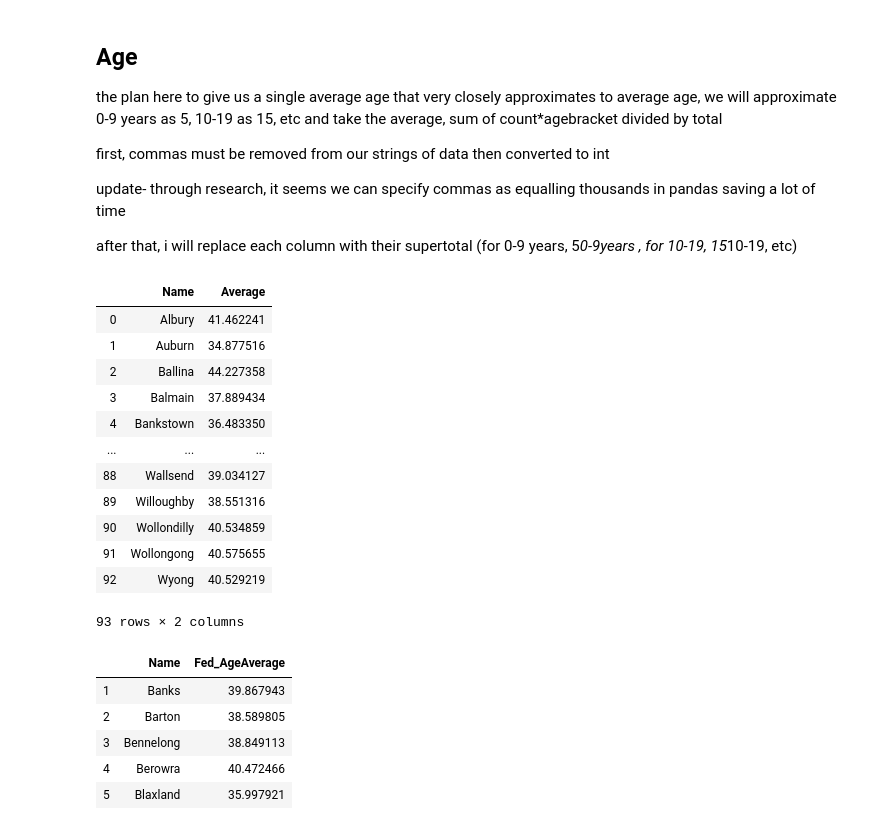
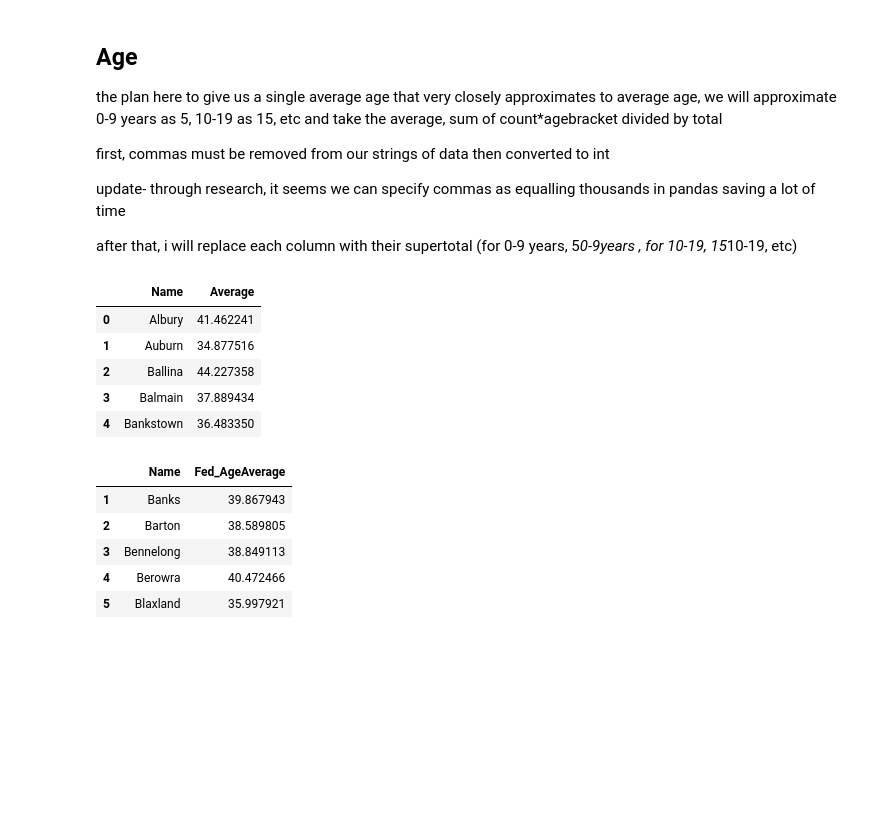
Before and after one commit to garyliu427/data-science-project-2019, a Jupyter notebook: Group Assignment Working notebook.ipynb, the cells around one changed output. Saved outputs shown, nothing was run; the diff lists cells and outputs as text; code cells hidden in the pictures; blank space fills up the shorter version.

```diff
--- a/Group Assignment Working notebook.ipynb
+++ b/Group Assignment Working notebook.ipynb
@@ -89,12 +70,25 @@ Age=pd.read_csv('Unclean Data/Average Age - Unclean.csv',thousands=',')
 # %%
+Age=pd.read_csv('Unclean Data/Average Age - Unclean.csv',thousands=',')
 Age['0-9 years'] = 5*Age['0-9 years']
 Age['10-19 years'] = 15*Age['10-19 years']
 Age['20-29 years'] = 25*Age['20-29 years']
 Age['30-39 years'] = 35*Age['30-39 years']
 Age['40-49 years'] = 45*Age['40-49 years']
 Age['50-59 years'] = 55*Age['50-59 years']
 Age['60-69 years'] = 65*Age['60-69 years']
 Age['70-79 years'] = 75*Age['70-79 years']
 Age['80-89 years'] = 85*Age['80-89 years']
 Age['90-99 years'] = 95*Age['90-99 years']
 Age['100 years and over'] = 105*Age['100 years and over']
+Age['supertotal']= Age['0-9 years'] + Age['10-19 years'] + Age['20-29 years'] + Age['30-39 years'] + Age['40-49 years'] + Age['50-59 years'] + Age['60-69 years'] + Age['70-79 years'] + Age['80-89 years'] + Age['90-99 years'] + Age['100 years and over']
+Age['Average']= Age['supertotal']/Age['Total']
+Age = Age.drop(['0-9 years','10-19 years','20-29 years','30-39 years','40-49 years','50-59 years','60-69 years','70-79 years','80-89 years','90-99 years','100 years and over','Total','supertotal'],axis=1)
+Age = Age.drop([93,94,95],axis=0)
+Age.head()
+# %% [output]
+|  | Name | Average |
+| 0 | Albury | 41.462241 |
+| 1 | Auburn | 34.877516 |
+| 2 | Ballina | 44.227358 |
+| 3 | Balmain | 37.889434 |
+| 4 | Bankstown | 36.483350 |
@@ -107,17 +94,0 @@ Age = Age.drop(['0-9 years','10-19 years','20-29 years','30-39 years','40-49 yea
-# %%
-Age = Age.drop([93,94,95],axis=0)
-Age
-# %% [output]
-|  | Name | Average |
-| 0 | Albury | 41.462241 |
-| 1 | Auburn | 34.877516 |
-| 2 | Ballina | 44.227358 |
-| 3 | Balmain | 37.889434 |
-| 4 | Bankstown | 36.483350 |
-| ... | ... | ... |
-| 88 | Wallsend | 39.034127 |
-| 89 | Willoughby | 38.551316 |
-| 90 | Wollondilly | 40.534859 |
-| 91 | Wollongong | 40.575655 |
-| 92 | Wyong | 40.529219 |
-93 rows × 2 columns
```
Also changed, not shown: parts of 58 cells of this notebook.
